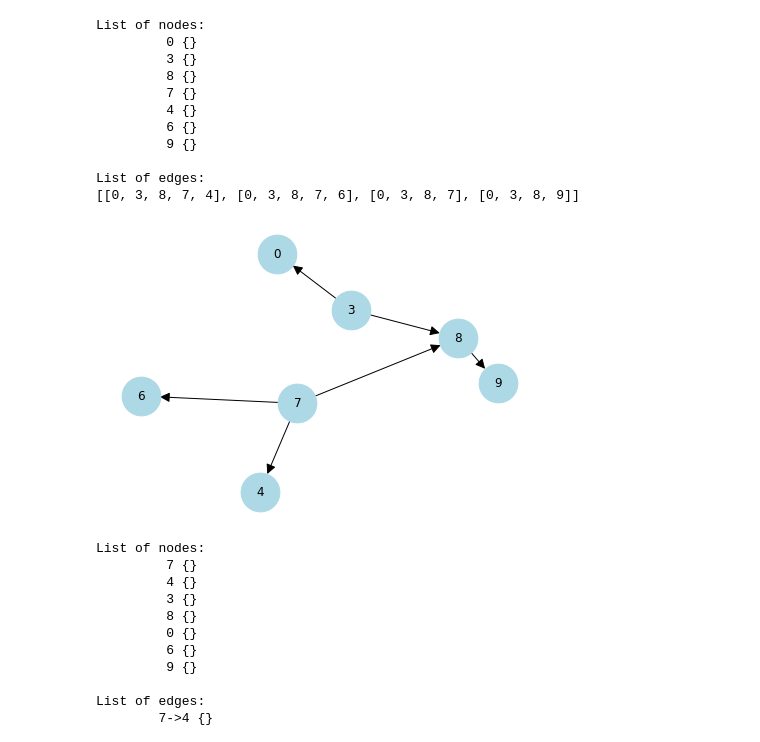
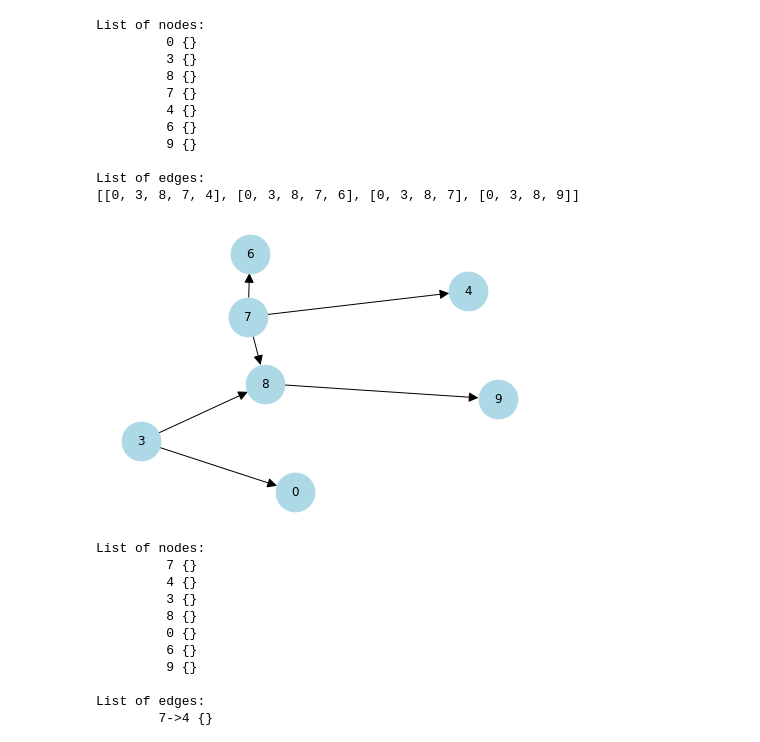
Before and after one commit to the-sea-ink/data-science-pipelines, a Jupyter notebook: playground/playgorund.ipynb, the cells around one changed output. Drawn from its saved outputs; the diff is of its cells as text; code cells hidden in the pictures.

Commit message:
exploring graph visualisation

```diff
--- a/playground/playgorund.ipynb
+++ b/playground/playgorund.ipynb
@@ -53,12 +57,12 @@ List of edges:
 # %%
 subgraph = nx.subgraph(G, subgraph_nodes)
 pos = nx.spring_layout(subgraph, scale=20, k=3/np.sqrt(G.order()))
-nx.draw(subgraph, pos, node_color='lightblue',
+nx.draw(subgraph, pos=nx.nx_agraph.graphviz_layout(G), node_color='lightblue',
         with_labels=True,
         node_size=1500,
         arrowsize=20)
 # %% [output]
-[figure, old version]
+[figure, new version]
 # %%
 print_graph(subgraph)
 # %% [output]
```
Also changed, not shown: parts of 4 cells of this notebook.
